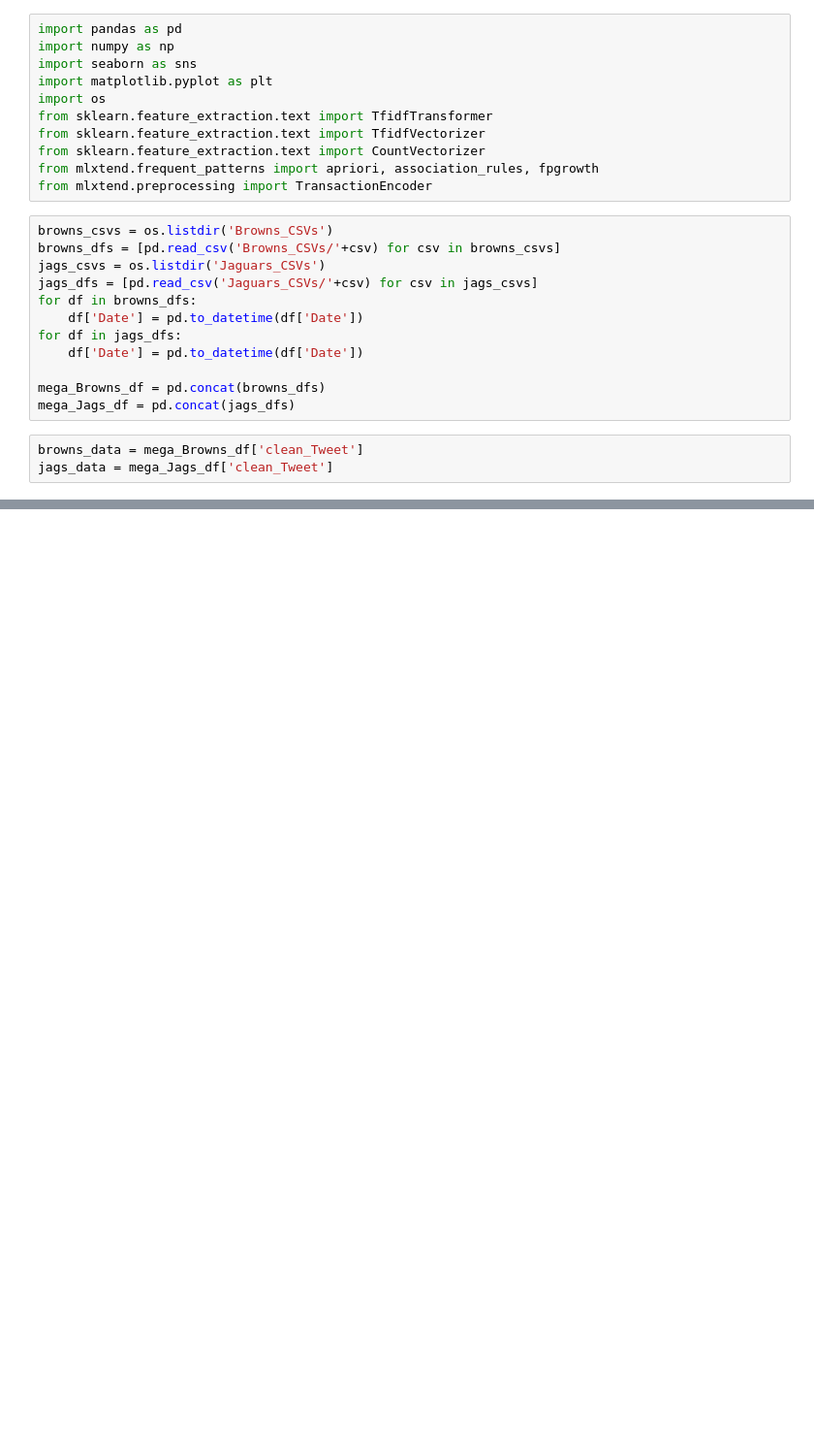
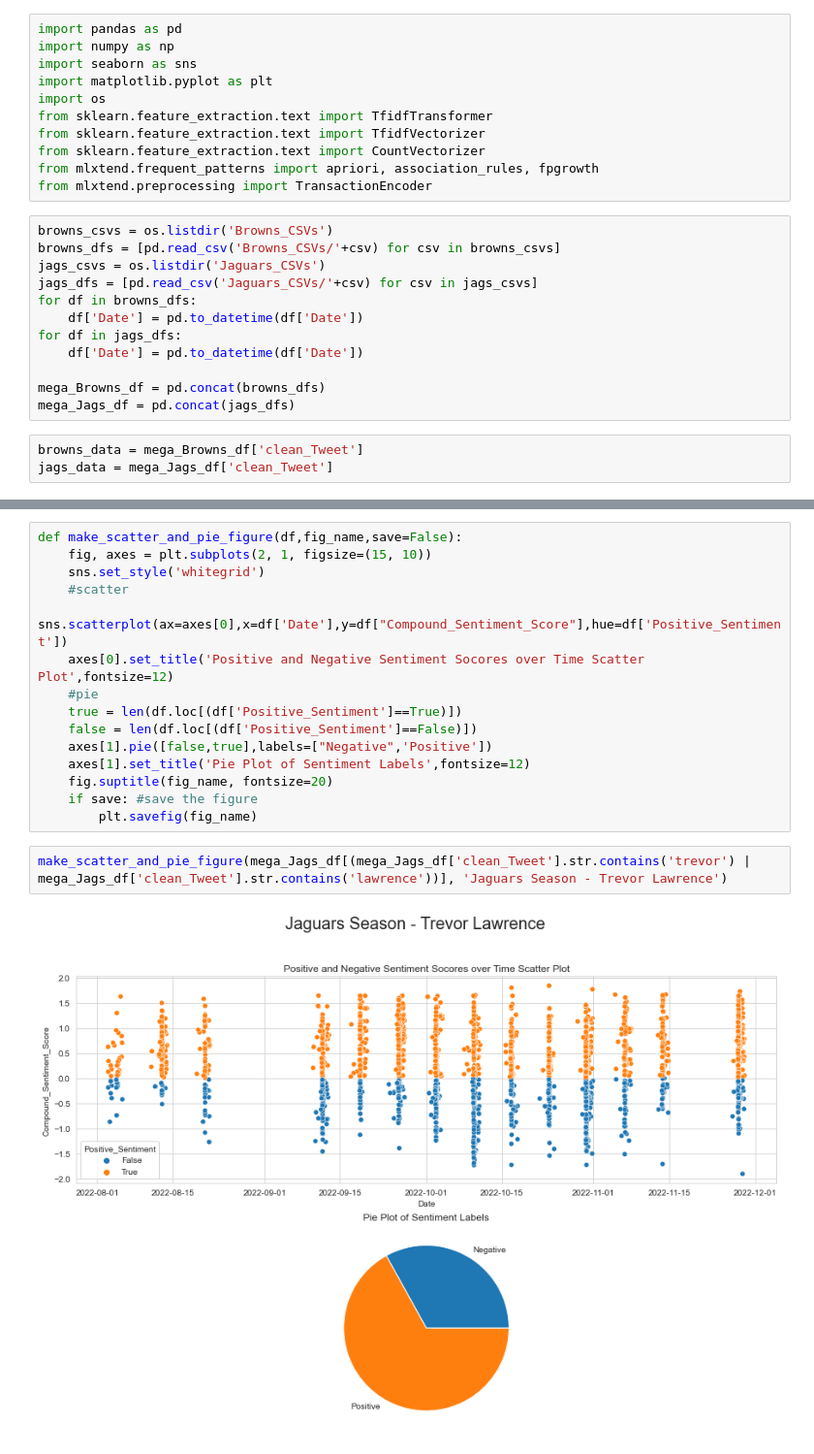
Before and after one commit to CAGeorge0418/CSCI4502_Project, a Jupyter notebook: Browns_Jags_Text_Vect.ipynb, the cells around one changed output, grey strips where cells are left out. Shown at 97% size. Saved outputs shown, nothing was run; the diff lists cells and outputs as text; blank space fills up the shorter version.

```diff
--- a/Browns_Jags_Text_Vect.ipynb
+++ b/Browns_Jags_Text_Vect.ipynb
@@ -47,0 +72,19 @@ b_2_item_sets
+# %%
+def make_scatter_and_pie_figure(df,fig_name,save=False):
+    fig, axes = plt.subplots(2, 1, figsize=(15, 10))
+    sns.set_style('whitegrid')
+    #scatter
+    sns.scatterplot(ax=axes[0],x=df['Date'],y=df["Compound_Sentiment_Score"],hue=df['Positive_Sentiment'])
+    axes[0].set_title('Positive and Negative Sentiment Socores over Time Scatter Plot',fontsize=12)
+    #pie
+    true = len(df.loc[(df['Positive_Sentiment']==True)])
+    false = len(df.loc[(df['Positive_Sentiment']==False)])
+    axes[1].pie([false,true],labels=["Negative",'Positive'])
+    axes[1].set_title('Pie Plot of Sentiment Labels',fontsize=12)
+    fig.suptitle(fig_name, fontsize=20)
+    if save: #save the figure
+        plt.savefig(fig_name)
+# %%
+make_scatter_and_pie_figure(mega_Jags_df[(mega_Jags_df['clean_Tweet'].str.contains('trevor') | mega_Jags_df['clean_Tweet'].str.contains('lawrence'))], 'Jaguars Season - Trevor Lawrence')
+# %% [output]
+[figure, added]
```
Also changed, not shown: parts of 4 cells of this notebook, 3 other files.
